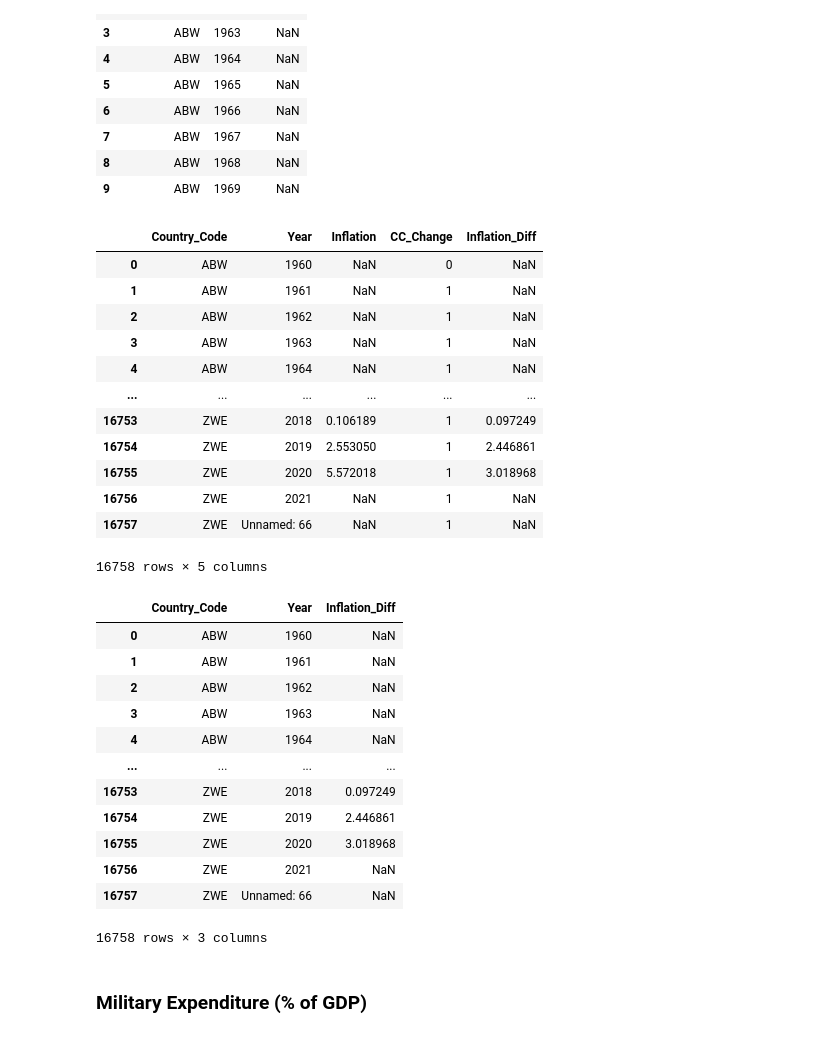
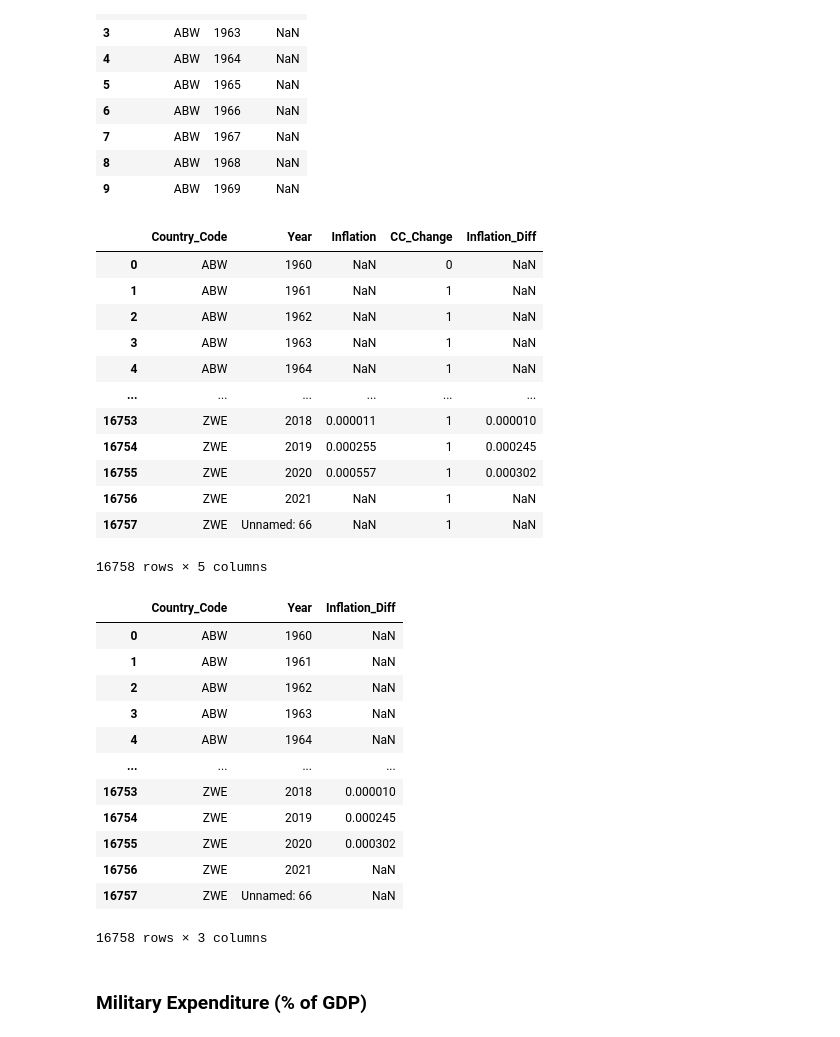
Before and after one commit to skomyshan/population_shifts, a Jupyter notebook: data_prep.ipynb, the cells around one changed output. Cells and saved outputs as stored; diff of their text form; code cells hidden in the pictures.

```diff
--- a/data_prep.ipynb
+++ b/data_prep.ipynb
@@ -136,36 +136,36 @@ inflation_df2.head(n=10)
 | 9 | ABW | 1969 | NaN |
 # %%
 # Order by Country_Code and Year, then set inflation column as an percentage and calculate the difference from one year to another
-inflation_df2.sort_values(by=['Country_Code', 'Year'])
+inflation_df3 = inflation_df2.sort_values(by=['Country_Code', 'Year'])
 
-inflation_df2['Inflation']=inflation_df2['Inflation'].div(100)
+inflation_df3['Inflation']=inflation_df3['Inflation'].div(100)
 
 # Determine if previous row is the same country or not
-inflation_df2['CC_Change'] = ((inflation_df2['Country_Code'] == inflation_df2['Country_Code'].shift(1))).astype(int)
+inflation_df3['CC_Change'] = ((inflation_df3['Country_Code'] == inflation_df3['Country_Code'].shift(1))).astype(int)
 
 # If the row above is the same country, then find the difference between the rows
-inflation_df2['Inflation_Diff'] = np.where(inflation_df2['CC_Change']==1, (inflation_df2['Inflation'] - inflation_df2['Inflation'].shift(1)), np.NaN)
+inflation_df3['Inflation_Diff'] = np.where(inflation_df3['CC_Change']==1, (inflation_df3['Inflation'] - inflation_df3['Inflation'].shift(1)), np.NaN)
 
-inflation_df2
+inflation_df3
 # %% [output]
 |  | Country_Code | Year | Inflation | CC_Change | Inflation_Diff |
 | 0 | ABW | 1960 | NaN | 0 | NaN |
 | 1 | ABW | 1961 | NaN | 1 | NaN |
 | 2 | ABW | 1962 | NaN | 1 | NaN |
 | 3 | ABW | 1963 | NaN | 1 | NaN |
 | 4 | ABW | 1964 | NaN | 1 | NaN |
 | ... | ... | ... | ... | ... | ... |
-| 16753 | ZWE | 2018 | 0.106189 | 1 | 0.097249 |
-| 16754 | ZWE | 2019 | 2.553050 | 1 | 2.446861 |
-| 16755 | ZWE | 2020 | 5.572018 | 1 | 3.018968 |
+| 16753 | ZWE | 2018 | 0.000011 | 1 | 0.000010 |
+| 16754 | ZWE | 2019 | 0.000255 | 1 | 0.000245 |
+| 16755 | ZWE | 2020 | 0.000557 | 1 | 0.000302 |
 | 16756 | ZWE | 2021 | NaN | 1 | NaN |
 | 16757 | ZWE | Unnamed: 66 | NaN | 1 | NaN |
 16758 rows × 5 columns
 # %%
 # Remove Un-needed columns
-inflation_df2=inflation_df2.drop(columns=['Inflation', 'CC_Change'])
+inflation_df3=inflation_df3.drop(columns=['Inflation', 'CC_Change'])
 
-inflation_df2
+inflation_df3
 # %% [output]
 |  | Country_Code | Year | Inflation_Diff |
 | 0 | ABW | 1960 | NaN |
@@ -174,9 +174,9 @@ inflation_df2
 | 3 | ABW | 1963 | NaN |
 | 4 | ABW | 1964 | NaN |
 | ... | ... | ... | ... |
-| 16753 | ZWE | 2018 | 0.097249 |
-| 16754 | ZWE | 2019 | 2.446861 |
-| 16755 | ZWE | 2020 | 3.018968 |
+| 16753 | ZWE | 2018 | 0.000010 |
+| 16754 | ZWE | 2019 | 0.000245 |
+| 16755 | ZWE | 2020 | 0.000302 |
 | 16756 | ZWE | 2021 | NaN |
 | 16757 | ZWE | Unnamed: 66 | NaN |
 16758 rows × 3 columns
```
Also changed, not shown: parts of 14 cells of this notebook, 9 other files.
